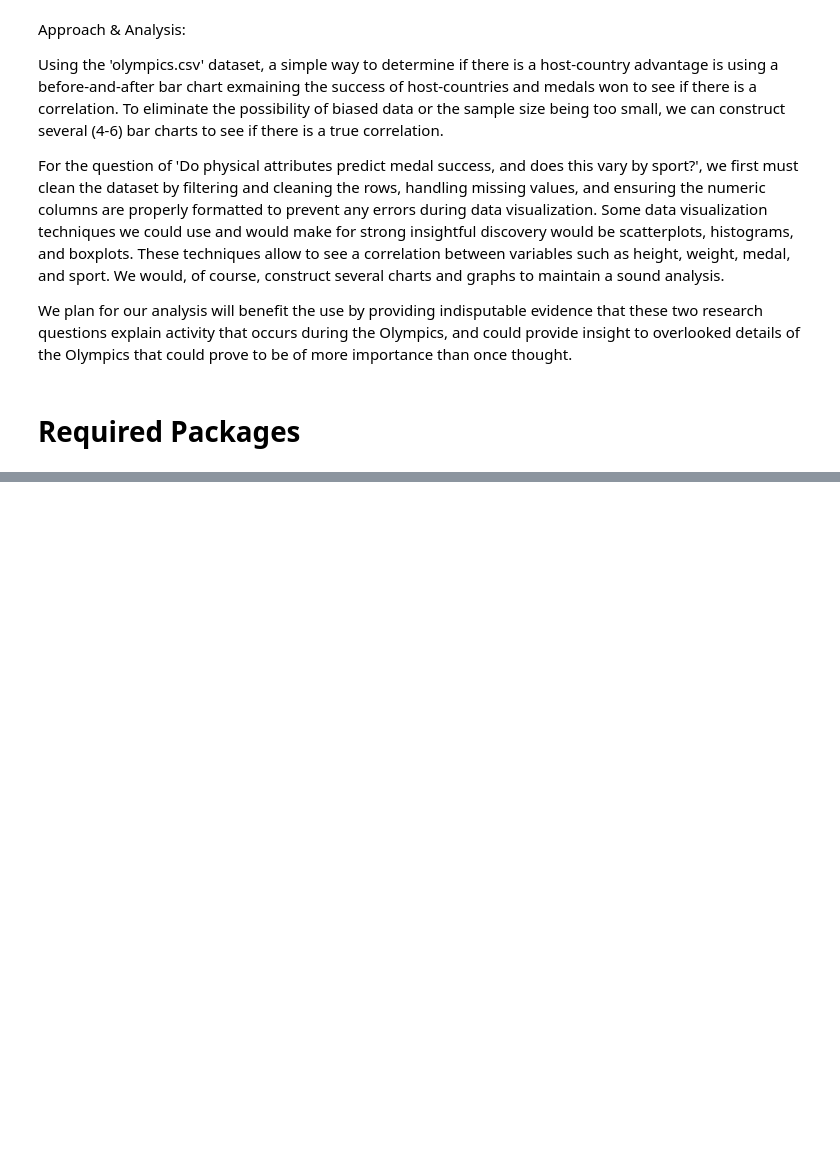
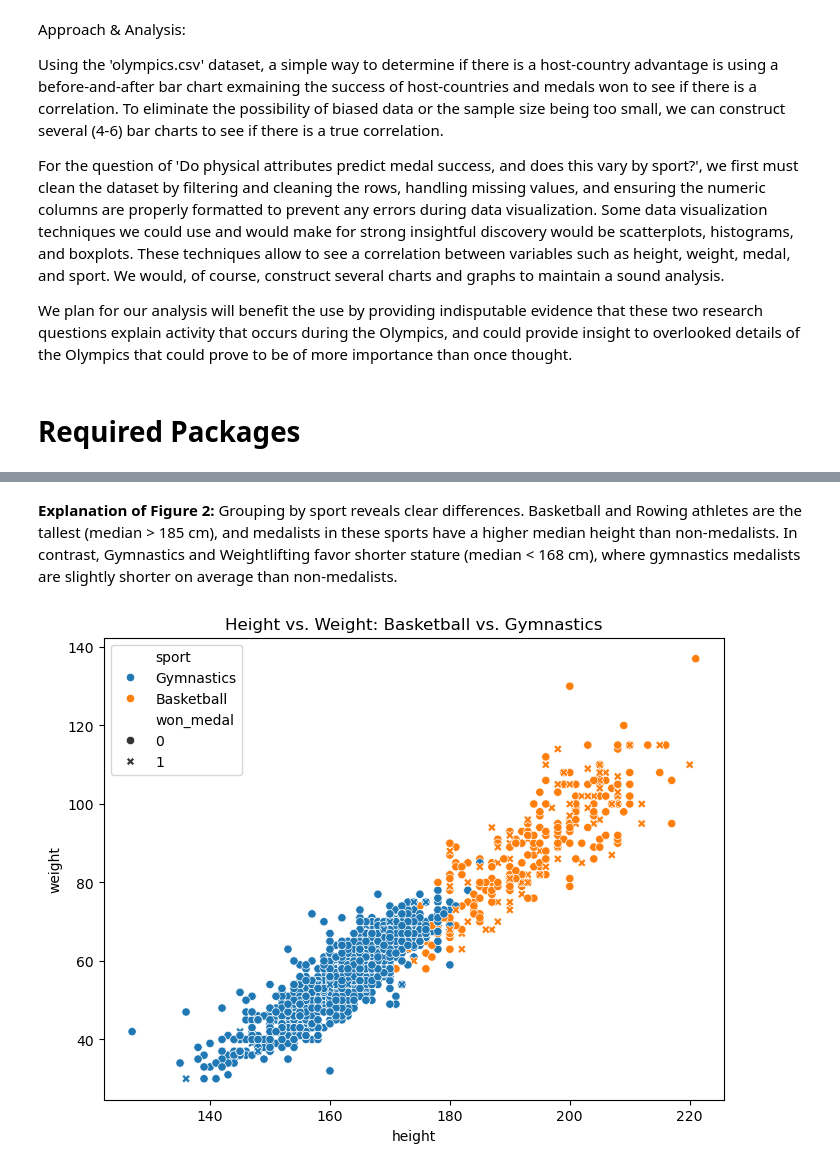
Before and after one commit to bryceao/olympicsdata, a Jupyter notebook: olympicsdata.ipynb, the cells around one changed output, grey strips where cells are left out. Saved outputs shown, nothing was run; the diff lists cells and outputs as text; code cells hidden in the pictures; blank space fills up the shorter version.

```diff
--- a/olympicsdata.ipynb
+++ b/olympicsdata.ipynb
@@ -30,0 +138,13 @@ import seaborn as sns
+# %% [markdown]
+**Explanation of Figure 2:** Grouping by sport reveals clear differences. Basketball and Rowing athletes are the tallest (median > 185 cm), and medalists in these sports have a higher median height than non-medalists. In contrast, Gymnastics and Weightlifting favor shorter stature (median < 168 cm), where gymnastics medalists are slightly shorter on average than non-medalists.
+# %%
+# Sample 2,000 records from Basketball and Gymnastics for a clean scatterplot
+bg_df = phys_df[phys_df["sport"].isin(["Basketball", "Gymnastics"])].sample(2000, random_state=42)
+
+# Figure 3: Scatterplot of Height vs. Weight
+plt.figure(figsize=(8, 6))
+sns.scatterplot(data=bg_df, x="height", y="weight", hue="sport", style="won_medal")
+plt.title("Height vs. Weight: Basketball vs. Gymnastics")
+plt.show()
+# %% [output]
+[figure, added]
```
Also changed, not shown: parts of 11 cells of this notebook, 1 other file.
